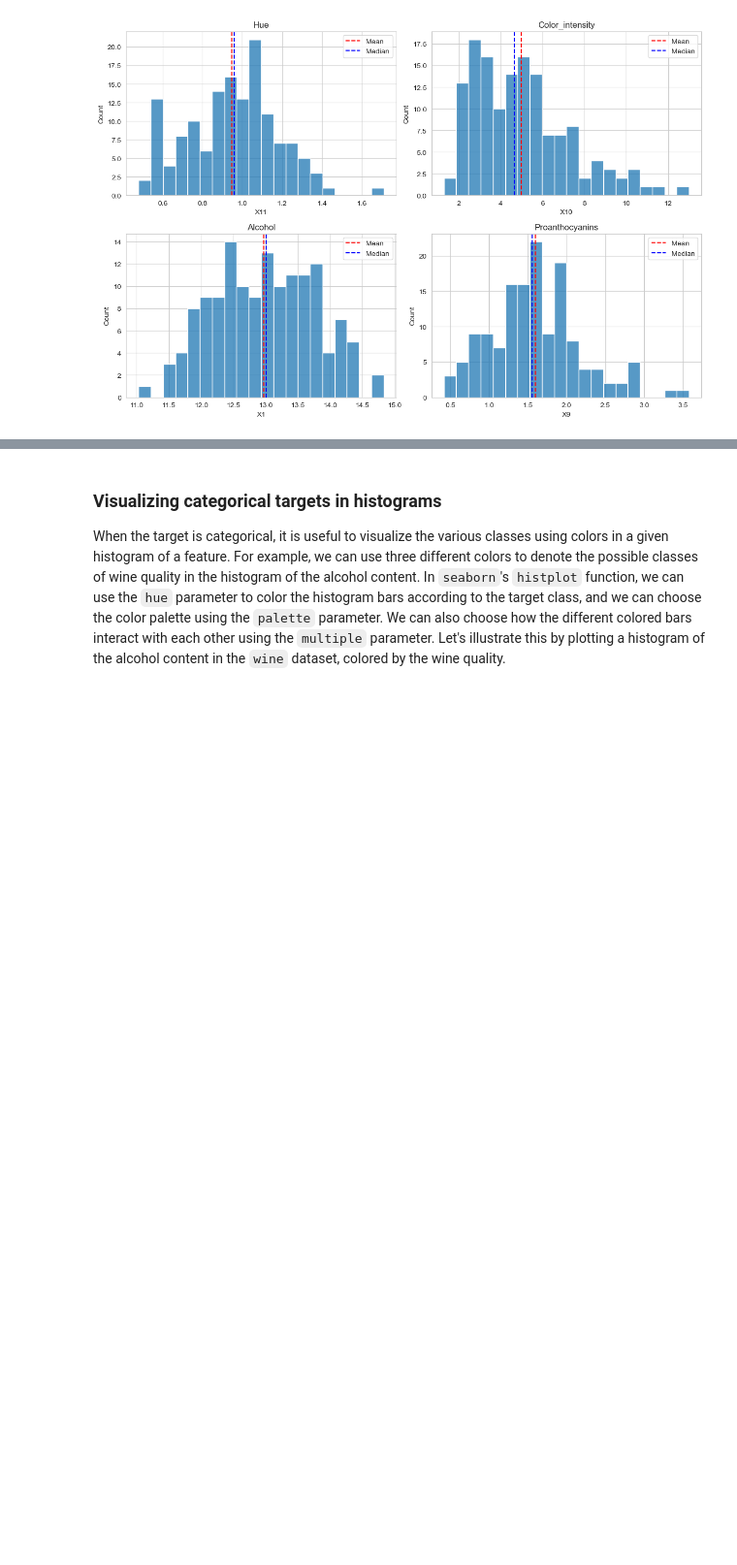
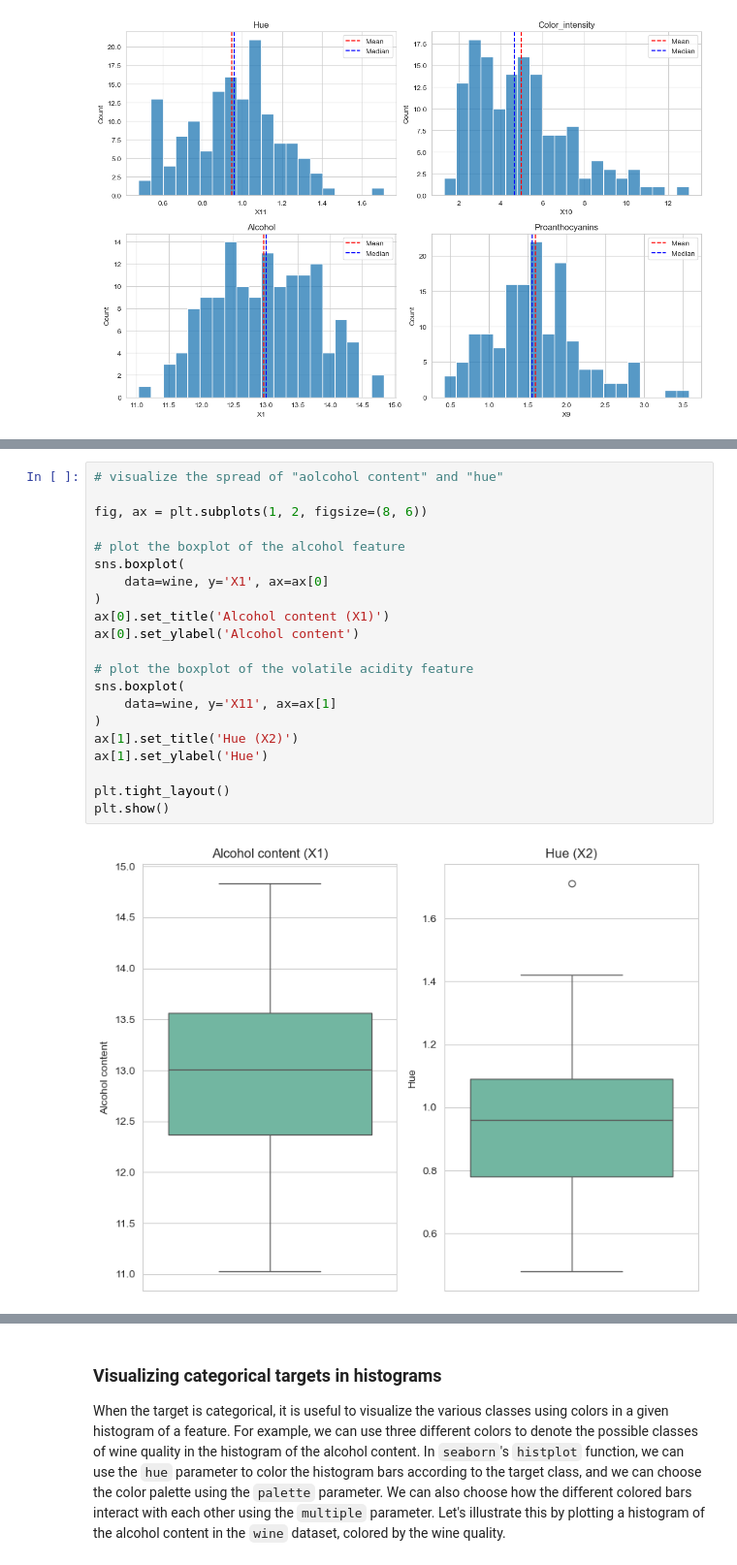
Before and after one commit to arvindsuresh-math/MATH-392-Intro-to-neural-networks, a Jupyter notebook: notebooks/06_basic-statistics-visualization.ipynb, the cells around one changed output, grey strips where cells are left out. Shown at 97% size. Drawn from its saved outputs; the diff is of its cells as text; blank space fills up the shorter version.

```diff
--- a/notebooks/06_basic-statistics-visualization.ipynb
+++ b/notebooks/06_basic-statistics-visualization.ipynb
@@ -135,0 +174,23 @@ plt.show()
+# %%
+# visualize the spread of "aolcohol content" and "hue"
+
+fig, ax = plt.subplots(1, 2, figsize=(8, 6))
+
+# plot the boxplot of the alcohol feature
+sns.boxplot(
+    data=wine, y='X1', ax=ax[0]
+)
+ax[0].set_title('Alcohol content (X1)')
+ax[0].set_ylabel('Alcohol content')
+
+# plot the boxplot of the volatile acidity feature
+sns.boxplot(
+    data=wine, y='X11', ax=ax[1]
+)
+ax[1].set_title('Hue (X2)')
+ax[1].set_ylabel('Hue')
+
+plt.tight_layout()
+plt.show()
+# %% [output]
+[figure, added]
```
Also changed, not shown: parts of 12 cells of this notebook.
